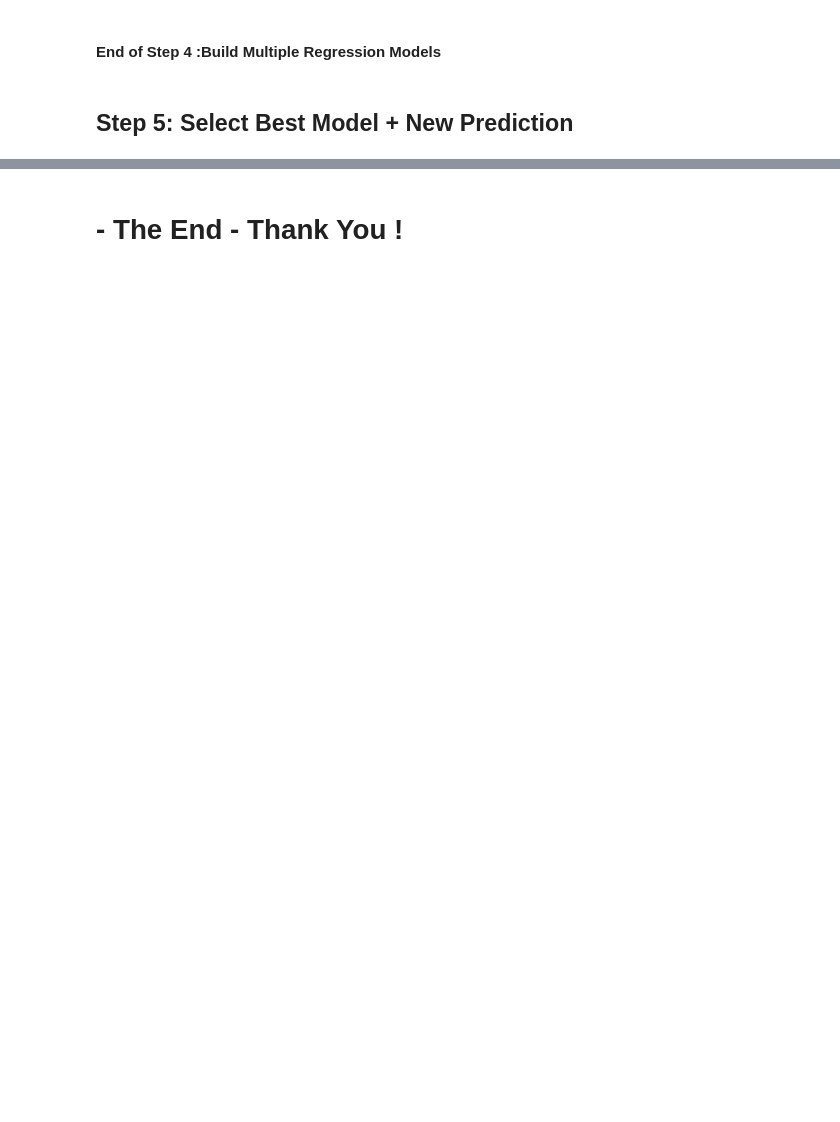
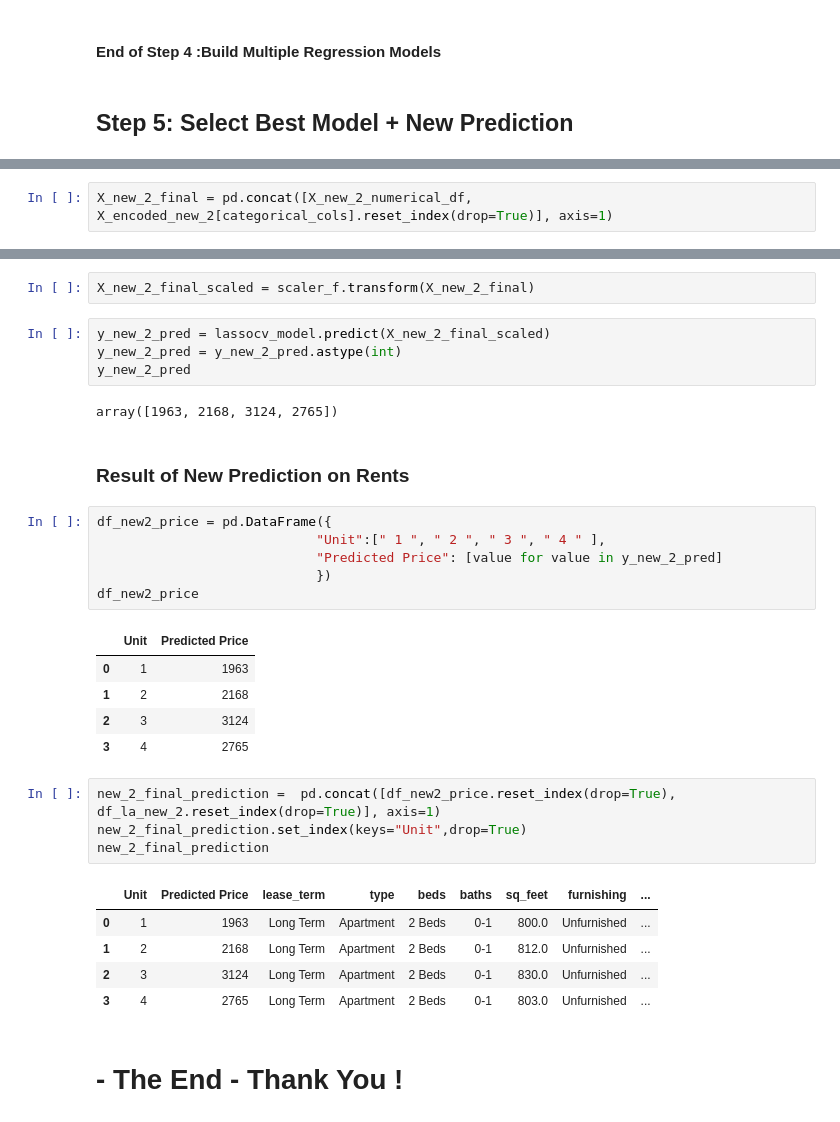
Before and after one commit to Yuen-Ling-Wong/Canada_Rental_Price_Predicton_Project.ipynb, a Jupyter notebook: Canada_Rental_Price_Predicton_Project.ipynb, the cells around one changed output, grey strips where cells are left out. Cells and saved outputs as stored; diff of their text form; blank space fills up the shorter version.

```diff
--- a/Canada_Rental_Price_Predicton_Project.ipynb
+++ b/Canada_Rental_Price_Predicton_Project.ipynb
@@ -1200,0 +1167,2 @@ df
+# %%
+X_new_2_final = pd.concat([X_new_2_numerical_df, X_encoded_new_2[categorical_cols].reset_index(drop=True)], axis=1)
@@ -1201,2 +1178,34 @@ df
+# %%
+X_new_2_final_scaled = scaler_f.transform(X_new_2_final)
+# %%
+y_new_2_pred = lassocv_model.predict(X_new_2_final_scaled)
+y_new_2_pred = y_new_2_pred.astype(int)
+y_new_2_pred
+# %% [output]
+array([1963, 2168, 3124, 2765])
+# %% [markdown]
+### Result of New Prediction on Rents
+# %%
+df_new2_price = pd.DataFrame({
+                            "Unit":[" 1 ", " 2 ", " 3 ", " 4 " ],
+                            "Predicted Price": [value for value in y_new_2_pred]
+                            })
+df_new2_price
+# %% [output]
+|  | Unit | Predicted Price |
+| 0 | 1 | 1963 |
+| 1 | 2 | 2168 |
+| 2 | 3 | 3124 |
+| 3 | 4 | 2765 |
+# %%
+new_2_final_prediction =  pd.concat([df_new2_price.reset_index(drop=True), df_la_new_2.reset_index(drop=True)], axis=1)
+new_2_final_prediction.set_index(keys="Unit",drop=True)
+new_2_final_prediction
+# %% [output]
+|  | Unit | Predicted Price | lease_term | type | beds | baths | sq_feet | furnishing | ... |
+| 0 | 1 | 1963 | Long Term | Apartment | 2 Beds | 0-1 | 800.0 | Unfurnished | ... |
+| 1 | 2 | 2168 | Long Term | Apartment | 2 Beds | 0-1 | 812.0 | Unfurnished | ... |
+| 2 | 3 | 3124 | Long Term | Apartment | 2 Beds | 0-1 | 830.0 | Unfurnished | ... |
+| 3 | 4 | 2765 | Long Term | Apartment | 2 Beds | 0-1 | 803.0 | Unfurnished | ... |
 # %% [markdown]
 # - The End - Thank You !
```
Also changed, not shown: parts of 65 cells of this notebook.
